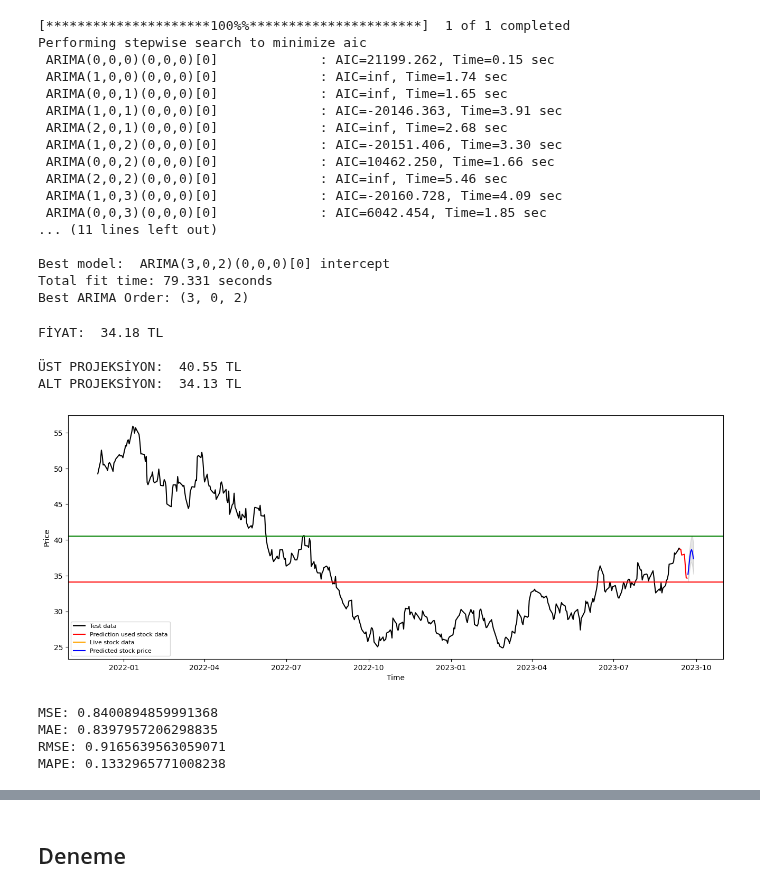
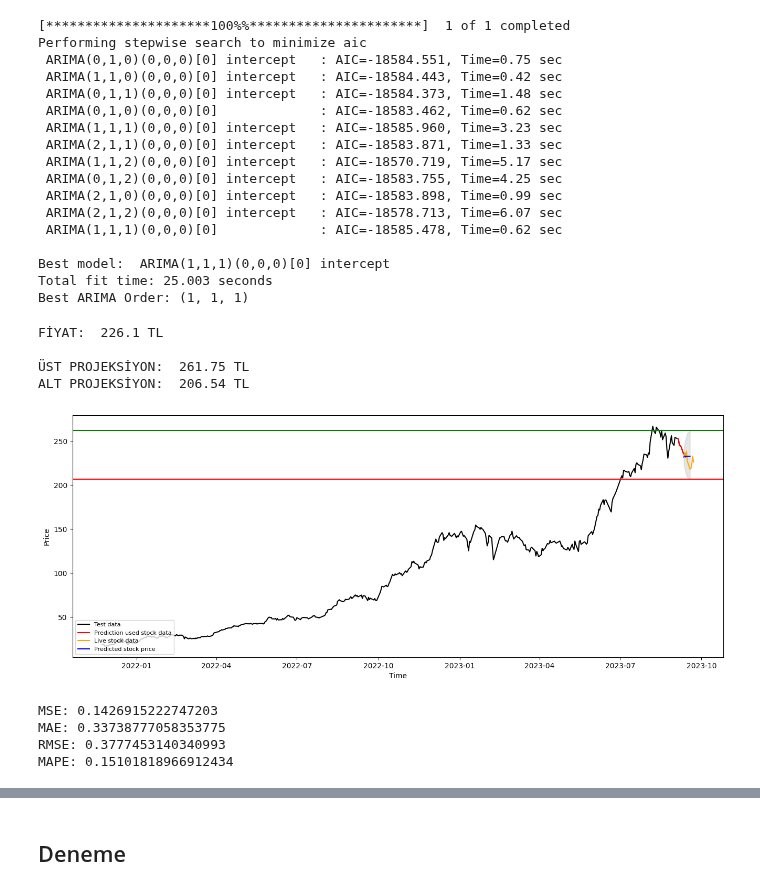
Before and after one commit to erendagasan/Eren-Dagasan-Personal, a Jupyter notebook: ARIMA-14.09.2023.ipynb, the cells around one changed output, grey strips where cells are left out. Saved outputs shown, nothing was run; the diff lists cells and outputs as text; code cells hidden in the pictures.

```diff
--- a/ARIMA-14.09.2023.ipynb
+++ b/ARIMA-14.09.2023.ipynb
@@ -17,7 +17,7 @@ from sklearn.metrics import mean_squared_error, mean_absolute_error
 import math
 import yfinance as yf
 
-stock = "INTC"
+stock = "THYAO.IS"
 
 dateparse = lambda dates: pd.datetime.strptime(dates, '%Y-%m-%d')
 stock_data = yf.download(stock, start="2006-01-01", end="2023-09-14")
@@ -44,40 +44,48 @@ print("Best ARIMA Order:", best_order)
 # %% [output]
 [*********************100%%**********************]  1 of 1 completed
 Performing stepwise search to minimize aic
- ARIMA(0,0,0)(0,0,0)[0]             : AIC=21199.262, Time=0.15 sec
- ARIMA(1,0,0)(0,0,0)[0]             : AIC=inf, Time=1.74 sec
- ARIMA(0,0,1)(0,0,0)[0]             : AIC=inf, Time=1.65 sec
- ARIMA(1,0,1)(0,0,0)[0]             : AIC=-20146.363, Time=3.91 sec
- ARIMA(2,0,1)(0,0,0)[0]             : AIC=inf, Time=2.68 sec
- ARIMA(1,0,2)(0,0,0)[0]             : AIC=-20151.406, Time=3.30 sec
- ARIMA(0,0,2)(0,0,0)[0]             : AIC=10462.250, Time=1.66 sec
- ARIMA(2,0,2)(0,0,0)[0]             : AIC=inf, Time=5.46 sec
- ARIMA(1,0,3)(0,0,0)[0]             : AIC=-20160.728, Time=4.09 sec
- ARIMA(0,0,3)(0,0,0)[0]             : AIC=6042.454, Time=1.85 sec
-... (11 lines left out)
+ ARIMA(0,1,0)(0,0,0)[0] intercept   : AIC=-18584.551, Time=0.75 sec
+ ARIMA(1,1,0)(0,0,0)[0] intercept   : AIC=-18584.443, Time=0.42 sec
+ ARIMA(0,1,1)(0,0,0)[0] intercept   : AIC=-18584.373, Time=1.48 sec
+ ARIMA(0,1,0)(0,0,0)[0]             : AIC=-18583.462, Time=0.62 sec
+ ARIMA(1,1,1)(0,0,0)[0] intercept   : AIC=-18585.960, Time=3.23 sec
+ ARIMA(2,1,1)(0,0,0)[0] intercept   : AIC=-18583.871, Time=1.33 sec
+ ARIMA(1,1,2)(0,0,0)[0] intercept   : AIC=-18570.719, Time=5.17 sec
+ ARIMA(0,1,2)(0,0,0)[0] intercept   : AIC=-18583.755, Time=4.25 sec
+ ARIMA(2,1,0)(0,0,0)[0] intercept   : AIC=-18583.898, Time=0.99 sec
+ ARIMA(2,1,2)(0,0,0)[0] intercept   : AIC=-18578.713, Time=6.07 sec
+ ARIMA(1,1,1)(0,0,0)[0]             : AIC=-18585.478, Time=0.62 sec
 
-Best model:  ARIMA(3,0,2)(0,0,0)[0] intercept
-Total fit time: 79.331 seconds
-Best ARIMA Order: (3, 0, 2)
+Best model:  ARIMA(1,1,1)(0,0,0)[0] intercept
+Total fit time: 25.003 seconds
+Best ARIMA Order: (1, 1, 1)
 # %%
 from statsmodels.tsa.arima.model import ARIMA
 from datetime import datetime, timedelta
 
-start="2023-09-13"
-end="2023-09-22"
+start="2023-09-02"
+end="2023-09-12"
+
+# start="2023-09-13"
+# end="2023-09-22"
 
 stock_data = yf.download(stock, start=start, end=end, progress=False)
 new_date_index = stock_data.index + pd.Timedelta(days=(pd.Timestamp(end)-pd.Timestamp(start)+pd.Timedelta(1)).days)
 
-input_date_str = stock_data.index[-1] + timedelta(days=1)
-input_date_str = input_date_str.strftime("%Y-%m-%d")
+input_date_str = stock_data.index[-1].strftime("%Y-%m-%d")
 input_date = datetime.strptime(input_date_str, "%Y-%m-%d")
-future_date = input_date + timedelta(days=len(stock_data)-1)
+future_date = input_date + timedelta(days=len(stock_data) - 1)
+
 new_date_index = []
 current_date = input_date
-while current_date <= future_date:
-    new_date_index.append(current_date)
+
+while len(new_date_index) < len(stock_data):
+    if current_date.weekday() < 5:
+        new_date_index.append(current_date)
     current_date += timedelta(days=1)
+
+while len(new_date_index) > len(stock_data):
+    new_date_index.pop()
 
 model = ARIMA(np.log(stock_data["Close"]), order=best_order)
 fitted = model.fit()
@@ -96,37 +104,41 @@ plt.figure(figsize=(16,6), dpi=100)
 plt.plot(np.exp(test_data), color='black', label='Test data')
 
 today = datetime.now()
 tomorrow = today + timedelta(days=1)
 tomorrow = tomorrow.strftime('%Y-%m-%d')
+
+end = datetime.strptime(end, "%Y-%m-%d")
+end = end - timedelta(days=1)
+end = end.strftime("%Y-%m-%d")
 
 # stock_data = yf.download(stock, start=end, end=tomorrow, progress=False)
 plt.plot(stock_data.index, stock_data["Close"], color='red', label='Prediction used stock data')
 
 stock_data = yf.download(stock, start=end, end=tomorrow, progress=False)
 plt.plot(stock_data.index, stock_data["Close"], color='orange', label='Live stock data')
 
 plt.plot(new_date_index, np.exp(fc), color='blue', label='Predicted stock price')  # Convert back to original scale
 plt.fill_between(new_date_index, np.exp(conf.iloc[:, 0]), np.exp(conf.iloc[:, 1]),
                  color='k', alpha=.10)
 
 plt.axhline(np.exp(conf.iloc[:, 1].max()), color="green")
 plt.axhline(np.exp(conf.iloc[:, 0].min()), color="red")
 
 print("FİYAT: ", round(stock_data["Close"].iloc[-1], 2), "TL\n")
 print("ÜST PROJEKSİYON: ", round(np.exp(conf.iloc[:, 1].max()), 2), "TL")
 print("ALT PROJEKSİYON: ", round(np.exp(conf.iloc[:, 0].min()), 2), "TL\n")
 
 plt.xlabel('Time')
 plt.ylabel('Price')
 
 plt.legend(loc='lower left', fontsize=8)
 plt.show()
 # %% [output]
-FİYAT:  34.18 TL
+FİYAT:  226.1 TL
 
-ÜST PROJEKSİYON:  40.55 TL
-ALT PROJEKSİYON:  34.13 TL
+ÜST PROJEKSİYON:  261.75 TL
+ALT PROJEKSİYON:  206.54 TL
-[figure, old version]
+[figure, new version]
 # %%
 model = ARIMA(train_data, order=best_order)
 fitted = model.fit()
@@ -168,10 +180,10 @@ print('RMSE: '+str(rmse))
 mape = np.mean(np.abs(fc.to_numpy() - test_data)/np.abs(test_data))
 print('MAPE: '+str(mape))
 # %% [output]
-MSE: 0.8400894859991368
-MAE: 0.8397957206298835
-RMSE: 0.9165639563059071
-MAPE: 0.1332965771008238
+MSE: 0.1426915222747203
+MAE: 0.33738777058353775
+RMSE: 0.3777453140340993
+MAPE: 0.15101818966912434
 # %%
 import requests
 from bs4 import BeautifulSoup
```
Also changed, not shown: parts of 1 cell of this notebook.
